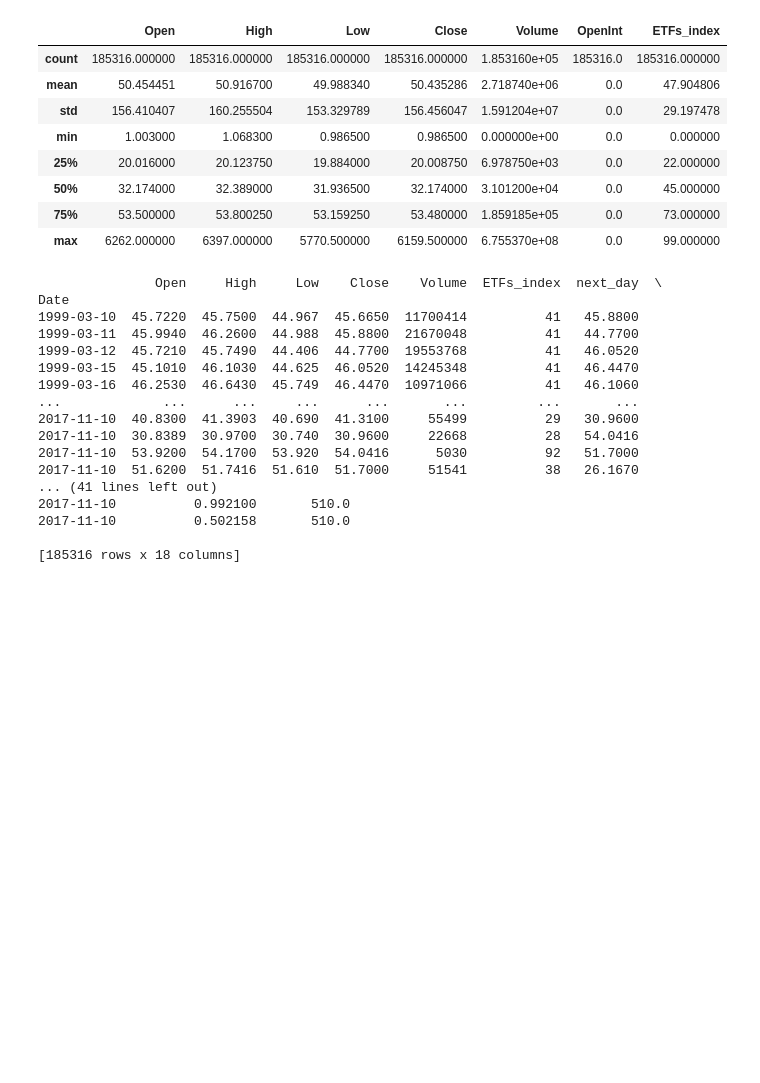
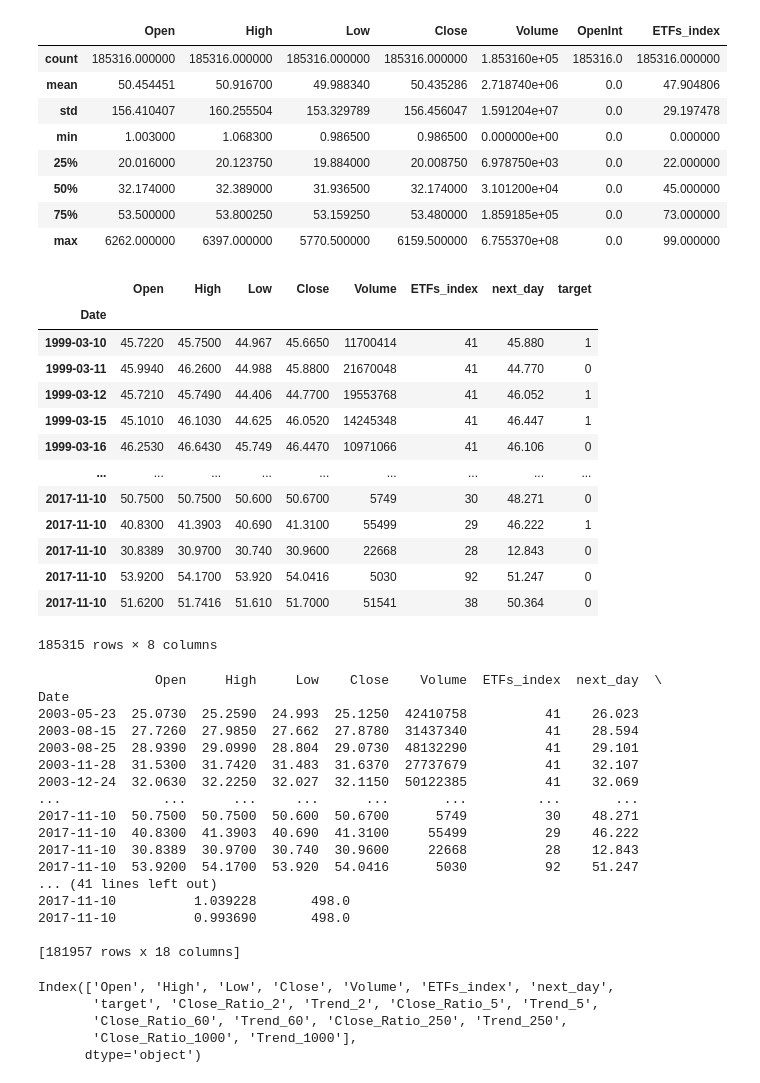
Before and after one commit to SichenLiu111/CS334FinalProjectCode, a Jupyter notebook: preprocess/preprocessing_new.ipynb, the cells around one changed output. Saved outputs shown, nothing was run; the diff lists cells and outputs as text; code cells hidden in the pictures; blank space fills up the shorter version.

```diff
--- a/preprocess/preprocessing_new.ipynb
+++ b/preprocess/preprocessing_new.ipynb
@@ -46,15 +46,35 @@ df.describe()
 | 75% | 53.500000 | 53.800250 | 53.159250 | 53.480000 | 1.859185e+05 | 0.0 | 73.000000 |
 | max | 6262.000000 | 6397.000000 | 5770.500000 | 6159.500000 | 6.755370e+08 | 0.0 | 99.000000 |
 # %%
+df["next_day"] = df["Close"].shift(-1)
+
+df["target"] = (df["next_day"] > df["Close"]).astype(int)
+
 df = df.sort_values(by="Date")
 
 df = df.drop("OpenInt", axis=1)
 
 df.set_index("Date", inplace=True)
 
-df["next_day"] = df["Close"].shift(-1)
+# df["Target"] = (df.groupby('Date')["daily_avg_close"].shift(-1) > df.groupby('Date')["daily_avg_close"]).astype(int)
+df = df.dropna()
 
-df["target"] = (df["next_day"] > df["Close"]).astype(int)
+df
+# %% [output]
+|  | Open | High | Low | Close | Volume | ETFs_index | next_day | target |
+| Date |  |  |  |  |  |  |  |  |
+| 1999-03-10 | 45.7220 | 45.7500 | 44.967 | 45.6650 | 11700414 | 41 | 45.880 | 1 |
+| 1999-03-11 | 45.9940 | 46.2600 | 44.988 | 45.8800 | 21670048 | 41 | 44.770 | 0 |
+| 1999-03-12 | 45.7210 | 45.7490 | 44.406 | 44.7700 | 19553768 | 41 | 46.052 | 1 |
+| 1999-03-15 | 45.1010 | 46.1030 | 44.625 | 46.0520 | 14245348 | 41 | 46.447 | 1 |
+| 1999-03-16 | 46.2530 | 46.6430 | 45.749 | 46.4470 | 10971066 | 41 | 46.106 | 0 |
+| ... | ... | ... | ... | ... | ... | ... | ... | ... |
+| 2017-11-10 | 50.7500 | 50.7500 | 50.600 | 50.6700 | 5749 | 30 | 48.271 | 0 |
+| 2017-11-10 | 40.8300 | 41.3903 | 40.690 | 41.3100 | 55499 | 29 | 46.222 | 1 |
+| 2017-11-10 | 30.8389 | 30.9700 | 30.740 | 30.9600 | 22668 | 28 | 12.843 | 0 |
+| 2017-11-10 | 53.9200 | 54.1700 | 53.920 | 54.0416 | 5030 | 92 | 51.247 | 0 |
+| 2017-11-10 | 51.6200 | 51.7416 | 51.610 | 51.7000 | 51541 | 38 | 50.364 | 0 |
+185315 rows × 8 columns
 # %%
 # feature extraction
 horizons = [2,5,60,250,1000]
@@ -75,21 +95,29 @@ print(df)
 # %% [output]
                Open     High     Low    Close    Volume  ETFs_index  next_day  \
 Date
-1999-03-10  45.7220  45.7500  44.967  45.6650  11700414          41   45.8800
-1999-03-11  45.9940  46.2600  44.988  45.8800  21670048          41   44.7700
-1999-03-12  45.7210  45.7490  44.406  44.7700  19553768          41   46.0520
-1999-03-15  45.1010  46.1030  44.625  46.0520  14245348          41   46.4470
-1999-03-16  46.2530  46.6430  45.749  46.4470  10971066          41   46.1060
+2003-05-23  25.0730  25.2590  24.993  25.1250  42410758          41    26.023
+2003-08-15  27.7260  27.9850  27.662  27.8780  31437340          41    28.594
+2003-08-25  28.9390  29.0990  28.804  29.0730  48132290          41    29.101
+2003-11-28  31.5300  31.7420  31.483  31.6370  27737679          41    32.107
+2003-12-24  32.0630  32.2250  32.027  32.1150  50122385          41    32.069
 ...             ...      ...     ...      ...       ...         ...       ...
-2017-11-10  40.8300  41.3903  40.690  41.3100     55499          29   30.9600
-2017-11-10  30.8389  30.9700  30.740  30.9600     22668          28   54.0416
-2017-11-10  53.9200  54.1700  53.920  54.0416      5030          92   51.7000
-2017-11-10  51.6200  51.7416  51.610  51.7000     51541          38   26.1670
+2017-11-10  50.7500  50.7500  50.600  50.6700      5749          30    48.271
+2017-11-10  40.8300  41.3903  40.690  41.3100     55499          29    46.222
+2017-11-10  30.8389  30.9700  30.740  30.9600     22668          28    12.843
+2017-11-10  53.9200  54.1700  53.920  54.0416      5030          92    51.247
 ... (41 lines left out)
-2017-11-10          0.992100       510.0
-2017-11-10          0.502158       510.0
+2017-11-10          1.039228       498.0
+2017-11-10          0.993690       498.0
 
-[185316 rows x 18 columns]
+[181957 rows x 18 columns]
+# %%
+df.columns
+# %% [output]
+Index(['Open', 'High', 'Low', 'Close', 'Volume', 'ETFs_index', 'next_day',
+       'target', 'Close_Ratio_2', 'Trend_2', 'Close_Ratio_5', 'Trend_5',
+       'Close_Ratio_60', 'Trend_60', 'Close_Ratio_250', 'Trend_250',
+       'Close_Ratio_1000', 'Trend_1000'],
+      dtype='object')
 # %%
 corr_matrix = df.corr()
 plt.figure(figsize=(12, 10))
```
Also changed, not shown: parts of 7 cells of this notebook, 6 other files.
